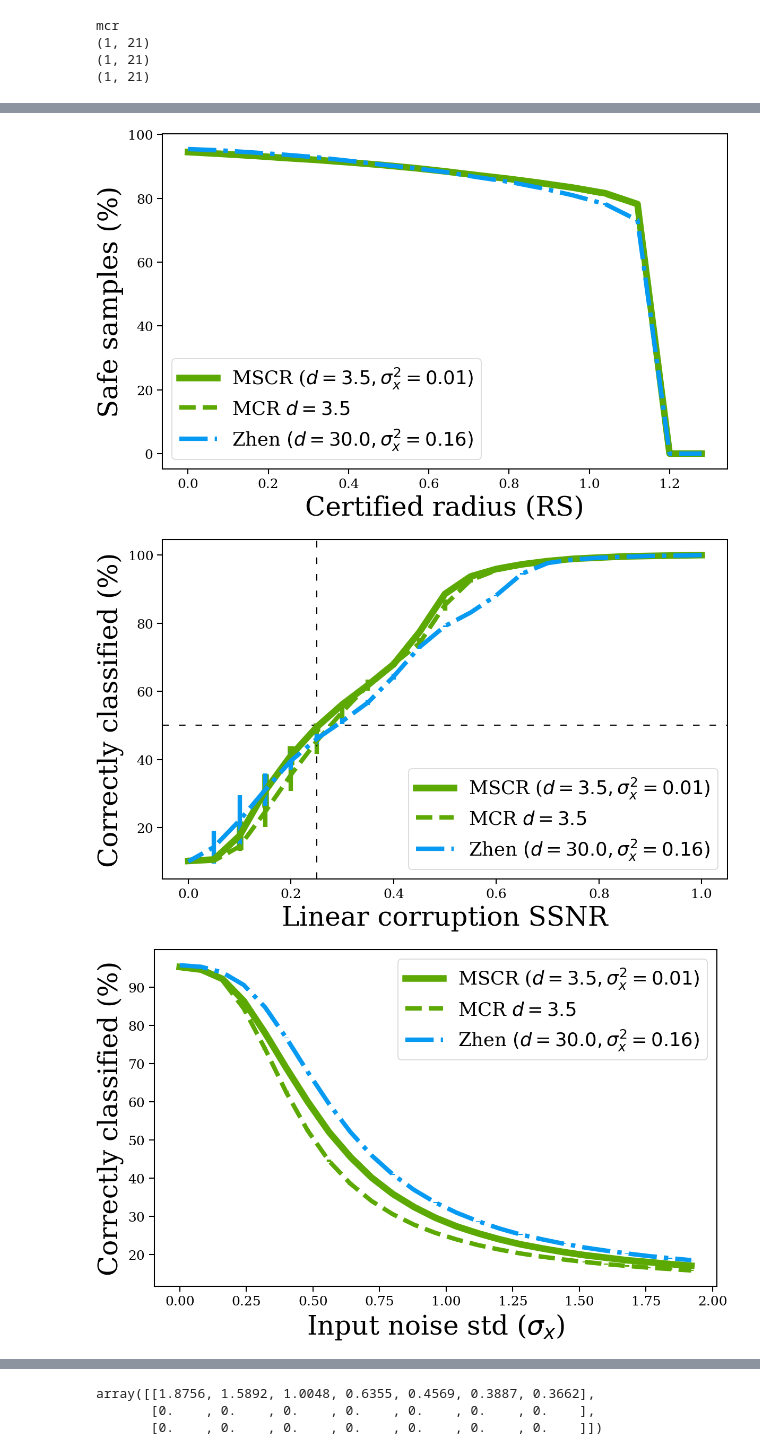
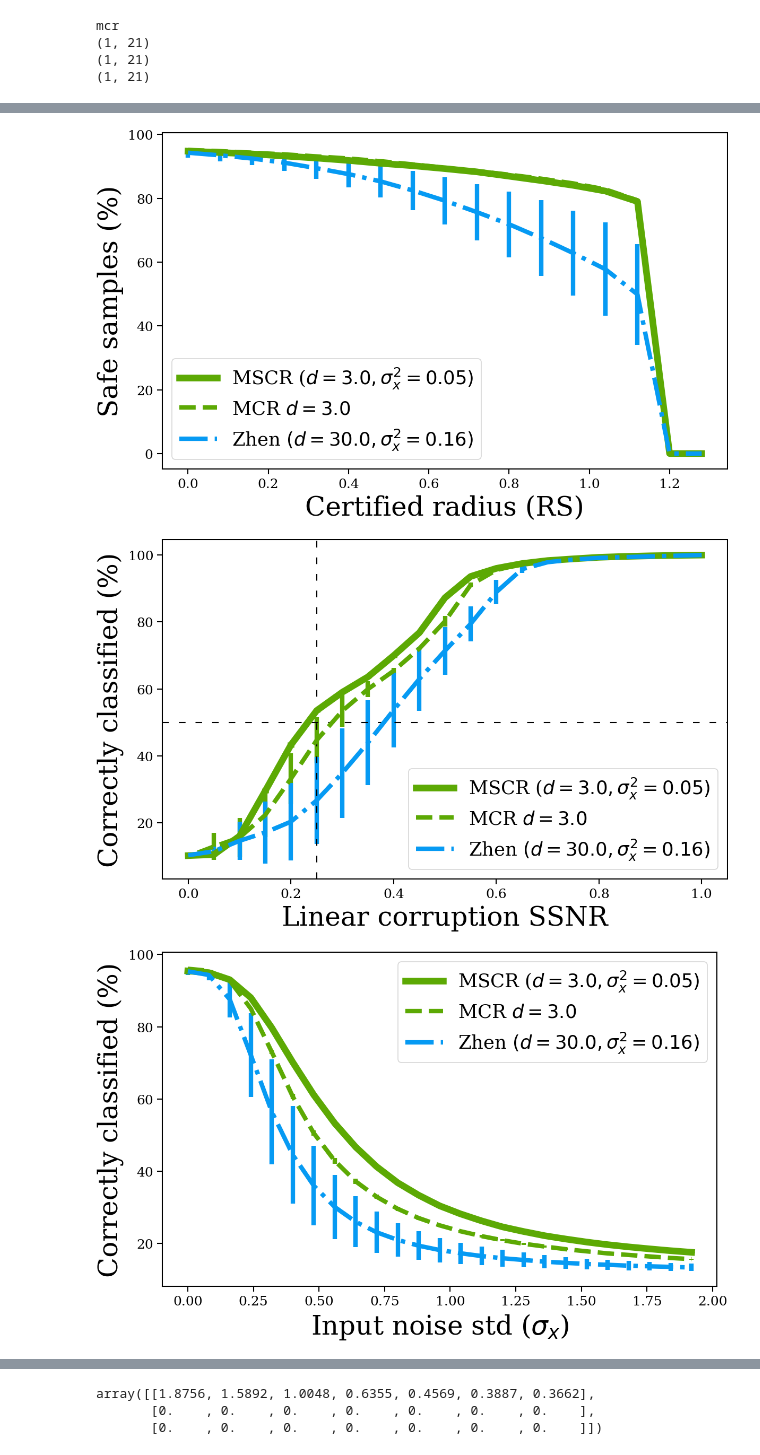
Before and after one commit to ThomRC/sra, a Jupyter notebook: sra_plots.ipynb, the cells around one changed output, grey strips where cells are left out. Saved outputs shown, nothing was run; the diff lists cells and outputs as text; code cells hidden in the pictures.

```diff
--- a/sra_plots.ipynb
+++ b/sra_plots.ipynb
@@ -95,0 +101,6 @@ gn_grid['mscr'] = np.zeros((8,9))
+# %%
+loss = "scsce"
+d = "0.0"
+var = 0.
+print(dic[loss][d])
+# print(dic[loss][d][var]['fix_AUC'][key])
@@ -166,15 +195,15 @@ for arg in args:
             fix_grid[loss][i,j] = AUC_avg/counter
 # %%
 args_zhen1 = ['zhen', ["0.08"], ["15.0"]]
-args_zhen2 = ['zhen', ["0.64"], ["15.0"]]
-args_mscr1 = ['mscr', ["0.1"], ["1.0"]]
-args_mscr2 = ['mscr', ["0.01"], ["3.5"]]
+args_zhen2 = ['zhen', ["0.16"], ["30.0"]]
+args_mscr1 = ['mscr', ["0.05"], ["1.0"]]
+args_mscr2 = ['mscr', ["0.05"], ["3.0"]]
 args_mcr1 = ['mcr', ["0.0"], ["1.0"]]
-args_mcr2 = ['mcr', ["0.0"], ["3.5"]]
+args_mcr2 = ['mcr', ["0.0"], ["3.0"]]
 args_mch = ['mc_hinge', ["0.0"], ["3.0"]]
 args_sce = ['sce', ["0.0"], ["0.0"]]
 args_scsce = ['scsce', ["0.01"], ["0.0"]]
-results = {'mc_hinge_3.0': {}, 'sce_0.0': {},'scsce_0.0': {},'mcr_1.0': {}, 'mcr_3.5': {},'mscr_1.0': {}, 'mscr_3.5': {},'zhen_15.0': {}, 'zhen_30.0': {}}
+results = {'mc_hinge_3.0': {}, 'sce_0.0': {},'scsce_0.0': {},'mcr_1.0': {}, 'mcr_3.0': {},'mscr_1.0': {}, 'mscr_3.0': {},'zhen_15.0': {}, 'zhen_30.0': {}}
 
 args = [args_zhen1, args_mscr1, args_mcr1, args_zhen2, args_mscr2, args_mcr2, args_mch, args_sce, args_scsce]
 max_lip_cr = 0
@@ -234,7 +263,7 @@ for arg in args:
                     for radius in np.arange(0, 1.056, 0.066):
                         RS_acc.append(value[value > radius].shape[0])
                     temp = np.asarray(RS_acc)/10000
-                    dic[loss][d][var]['rs_cr_fixed'][key] = temp
+                    dic[loss][d][var]['rs_cr_dist'][key] = temp
                     mat_rs[counter,:temp.flatten().shape[0]] = temp.flatten()
                     counter += 1
 
@@ -706,5 +937,5 @@ plt.show()
 # %%
-"""## 95.5 +- 0.3 ACCURACY"""
+"""## 95.5 +- 0.2 ACCURACY"""
 
 fig = plt.figure(dpi=150)
 ax = fig.add_subplot(111)
@@ -714,10 +945,10 @@ ax.tick_params(axis='x', labelsize=12)
 ax.tick_params(axis='y', labelsize=12)
 x_range = 40
 x_axis = np.arange(500) * 0.08
-line1 = ax.errorbar(x_axis[:x_range], 100*np.mean(results['mscr_3.5']['lip'][:,:x_range],axis = 0),100*np.std(results['mscr_3.5']['lip'][:,:x_range],axis = 0),  color = 'xkcd:leaf green', linestyle = "-", linewidth = 6)
-line2 = ax.errorbar(x_axis[:x_range], 100*np.mean(results['mcr_3.5']['lip'][:,:x_range],axis = 0),100*np.std(results['mcr_3.5']['lip'][:,:x_range],axis = 0),  color = 'xkcd:leaf green', linestyle = "--", linewidth = 4)
-line3 = ax.errorbar(x_axis[:x_range], 100*np.mean(results['zhen_15.0']['lip'][:,:x_range],axis = 0),100*np.std(results['zhen_15.0']['lip'][:,:x_range],axis = 0),  color = 'xkcd:azure', linestyle = "-.", linewidth = 4)
-legend = ax.legend((line1[0], line2[0], line3[0]), ("MSCR ($d=3.5,\sigma_x^2=0.01)$","MCR $d=3.5$", "Zhen $(d=30.0,\sigma_x^2=0.16)$"),fontsize=17, facecolor='white', framealpha=0.8, loc=0)
+line1 = ax.errorbar(x_axis[:x_range], 100*np.mean(results['mscr_3.0']['lip'][:,:x_range],axis = 0),100*np.std(results['mscr_3.0']['lip'][:,:x_range],axis = 0),  color = 'xkcd:leaf green', linestyle = "-", linewidth = 6)
+line2 = ax.errorbar(x_axis[:x_range], 100*np.mean(results['mcr_3.0']['lip'][:,:x_range],axis = 0),100*np.std(results['mcr_3.0']['lip'][:,:x_range],axis = 0),  color = 'xkcd:leaf green', linestyle = "--", linewidth = 4)
+line3 = ax.errorbar(x_axis[:x_range], 100*np.mean(results['zhen_30.0']['lip'][:,:x_range],axis = 0),100*np.std(results['zhen_30.0']['lip'][:,:x_range],axis = 0),  color = 'xkcd:azure', linestyle = "-.", linewidth = 4)
+legend = ax.legend((line1[0], line2[0], line3[0]), ("MSCR ($d=3.0,\sigma_x^2=0.05)$","MCR $d=3.0$", "Zhen $(d=30.0,\sigma_x^2=0.16)$"),fontsize=17, facecolor='white', framealpha=0.8, loc=0)
 plt.savefig(PARENT_DIR + '/Paper_plots/_best_0955_lip_cr.png', bbox_inches='tight', dpi = 600)
 plt.show()
 
@@ -729,10 +960,10 @@ ax.tick_params(axis='x', labelsize=12)
 ax.tick_params(axis='y', labelsize=12)
 x_range = 17
 x_axis = np.arange(500) * 0.08
-line1 = ax.errorbar(x_axis[:x_range], 100*np.mean(results['mscr_3.5']['rs'][:,:x_range],axis = 0),100*np.std(results['mscr_3.5']['rs'][:,:x_range],axis = 0),  color = 'xkcd:leaf green', linestyle = "-", linewidth = 6)
-line2 = ax.errorbar(x_axis[:x_range], 100*np.mean(results['mcr_3.5']['rs'][:,:x_range],axis = 0),100*np.std(results['mcr_3.5']['rs'][:,:x_range],axis = 0),  color = 'xkcd:leaf green', linestyle = "--", linewidth = 4)
-line3 = ax.errorbar(x_axis[:x_range], 100*np.mean(results['zhen_15.0']['rs'][:,:x_range],axis = 0),100*np.std(results['zhen_15.0']['rs'][:,:x_range],axis = 0),  color = 'xkcd:azure', linestyle = "-.", linewidth = 4)
-legend = ax.legend((line1[0], line2[0], line3[0]), ("MSCR ($d=3.5,\sigma_x^2=0.01)$","MCR $d=3.5$", "Zhen $(d=30.0,\sigma_x^2=0.16)$"),fontsize=17, facecolor='white', framealpha=0.8, loc=0)
+line1 = ax.errorbar(x_axis[:x_range], 100*np.mean(results['mscr_3.0']['rs'][:,:x_range],axis = 0),100*np.std(results['mscr_3.0']['rs'][:,:x_range],axis = 0),  color = 'xkcd:leaf green', linestyle = "-", linewidth = 6)
+line2 = ax.errorbar(x_axis[:x_range], 100*np.mean(results['mcr_3.0']['rs'][:,:x_range],axis = 0),100*np.std(results['mcr_3.0']['rs'][:,:x_range],axis = 0),  color = 'xkcd:leaf green', linestyle = "--", linewidth = 4)
+line3 = ax.errorbar(x_axis[:x_range], 100*np.mean(results['zhen_30.0']['rs'][:,:x_range],axis = 0),100*np.std(results['zhen_30.0']['rs'][:,:x_range],axis = 0),  color = 'xkcd:azure', linestyle = "-.", linewidth = 4)
+legend = ax.legend((line1[0], line2[0], line3[0]), ("MSCR ($d=3.0,\sigma_x^2=0.05)$","MCR $d=3.0$", "Zhen $(d=30.0,\sigma_x^2=0.16)$"),fontsize=17, facecolor='white', framealpha=0.8, loc=0)
 plt.savefig(PARENT_DIR + '/Paper_plots/_best_0955_rs_cr.png', bbox_inches='tight', dpi = 600)
 plt.show()
 
@@ -746,10 +977,10 @@ ax.tick_params(axis='x', labelsize=12)
 ax.tick_params(axis='y', labelsize=12)
 x_range = 21
 x_axis = 1 - np.arange(21) * 0.05
-line1 = ax.errorbar(x_axis[:x_range], 100*np.mean(results['mscr_3.5']['ssnr'][:,:x_range],axis = 0),100*np.std(results['mscr_3.5']['ssnr'][:,:x_range],axis = 0),  color = 'xkcd:leaf green', linestyle = "-", linewidth = 6)
-line2 = ax.errorbar(x_axis[:x_range], 100*np.mean(results['mcr_3.5']['ssnr'][:,:x_range],axis = 0),100*np.std(results['mcr_3.5']['ssnr'][:,:x_range],axis = 0),  color = 'xkcd:leaf green', linestyle = "--", linewidth = 4)
-line3 = ax.errorbar(x_axis[:x_range], 100*np.mean(results['zhen_15.0']['ssnr'][:,:x_range],axis = 0),100*np.std(results['zhen_15.0']['ssnr'][:,:x_range],axis = 0),  color = 'xkcd:azure', linestyle = "-.", linewidth = 4)
-legend = ax.legend((line1[0], line2[0], line3[0]), ("MSCR ($d=3.5,\sigma_x^2=0.01)$","MCR $d=3.5$", "Zhen $(d=30.0,\sigma_x^2=0.16)$"),fontsize=17, facecolor='white', framealpha=0.8, loc=0)
+line1 = ax.errorbar(x_axis[:x_range], 100*np.mean(results['mscr_3.0']['ssnr'][:,:x_range],axis = 0),100*np.std(results['mscr_3.0']['ssnr'][:,:x_range],axis = 0),  color = 'xkcd:leaf green', linestyle = "-", linewidth = 6)
+line2 = ax.errorbar(x_axis[:x_range], 100*np.mean(results['mcr_3.0']['ssnr'][:,:x_range],axis = 0),100*np.std(results['mcr_3.0']['ssnr'][:,:x_range],axis = 0),  color = 'xkcd:leaf green', linestyle = "--", linewidth = 4)
+line3 = ax.errorbar(x_axis[:x_range], 100*np.mean(results['zhen_30.0']['ssnr'][:,:x_range],axis = 0),100*np.std(results['zhen_30.0']['ssnr'][:,:x_range],axis = 0),  color = 'xkcd:azure', linestyle = "-.", linewidth = 4)
+legend = ax.legend((line1[0], line2[0], line3[0]), ("MSCR ($d=3.0,\sigma_x^2=0.05)$","MCR $d=3.0$", "Zhen $(d=30.0,\sigma_x^2=0.16)$"),fontsize=17, facecolor='white', framealpha=0.8, loc=0)
 plt.savefig(PARENT_DIR + '/Paper_plots/_best_0955_ssnr.png', bbox_inches='tight', dpi = 600)
 plt.show()
 
@@ -761,10 +992,10 @@ ax.tick_params(axis='x', labelsize=12)
 ax.tick_params(axis='y', labelsize=12)
 x_range = 25
 x_axis = np.arange(500) * 0.08
-line1 = ax.errorbar(x_axis[:x_range], 100*np.mean(results['mscr_3.5']['gn'][:,:x_range],axis = 0),100*np.std(results['mscr_3.5']['gn'][:,:x_range],axis = 0),  color = 'xkcd:leaf green', linestyle = "-", linewidth = 6)
-line2 = ax.errorbar(x_axis[:x_range], 100*np.mean(results['mcr_3.5']['gn'][:,:x_range],axis = 0),100*np.std(results['mcr_3.5']['gn'][:,:x_range],axis = 0),  color = 'xkcd:leaf green', linestyle = "--", linewidth = 4)
-line3 = ax.errorbar(x_axis[:x_range], 100*np.mean(results['zhen_15.0']['gn'][:,:x_range],axis = 0),100*np.std(results['zhen_15.0']['gn'][:,:x_range],axis = 0),  color = 'xkcd:azure', linestyle = "-.", linewidth = 4)
-legend = ax.legend((line1[0], line2[0], line3[0]), ("MSCR ($d=3.5,\sigma_x^2=0.01)$","MCR $d=3.5$", "Zhen $(d=30.0,\sigma_x^2=0.16)$"),fontsize=17, facecolor='white', framealpha=0.8, loc=0)
+line1 = ax.errorbar(x_axis[:x_range], 100*np.mean(results['mscr_3.0']['gn'][:,:x_range],axis = 0),100*np.std(results['mscr_3.0']['gn'][:,:x_range],axis = 0),  color = 'xkcd:leaf green', linestyle = "-", linewidth = 6)
+line2 = ax.errorbar(x_axis[:x_range], 100*np.mean(results['mcr_3.0']['gn'][:,:x_range],axis = 0),100*np.std(results['mcr_3.0']['gn'][:,:x_range],axis = 0),  color = 'xkcd:leaf green', linestyle = "--", linewidth = 4)
+line3 = ax.errorbar(x_axis[:x_range], 100*np.mean(results['zhen_30.0']['gn'][:,:x_range],axis = 0),100*np.std(results['zhen_30.0']['gn'][:,:x_range],axis = 0),  color = 'xkcd:azure', linestyle = "-.", linewidth = 4)
+legend = ax.legend((line1[0], line2[0], line3[0]), ("MSCR ($d=3.0,\sigma_x^2=0.05)$","MCR $d=3.0$", "Zhen $(d=30.0,\sigma_x^2=0.16)$"),fontsize=17, facecolor='white', framealpha=0.8, loc=0)
 plt.savefig(PARENT_DIR + '/Paper_plots/_best_0955_noise_accXstd.png', bbox_inches='tight', dpi = 600)
 plt.show()
 # %% [output]
@@ -772,3 +1003,3 @@ plt.show()
-[figure, old version]
+[figure, new version]
-[figure, old version]
+[figure, new version]
-[figure, old version]
+[figure, new version]
```
Also changed, not shown: parts of 11 cells of this notebook, 22 other files.
